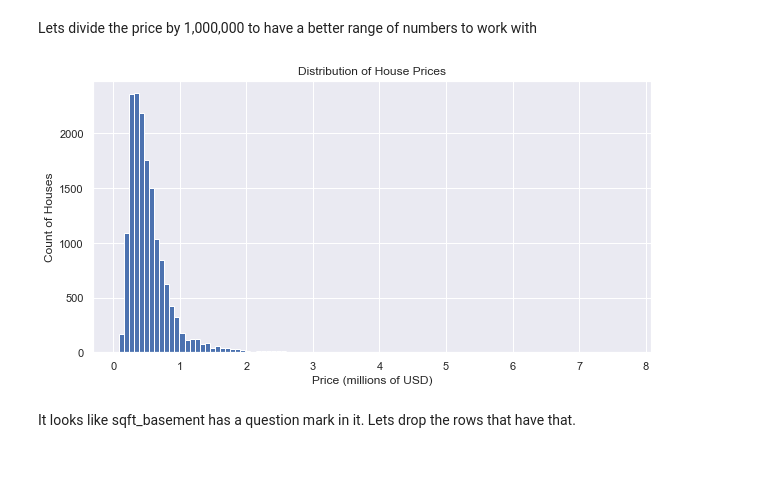
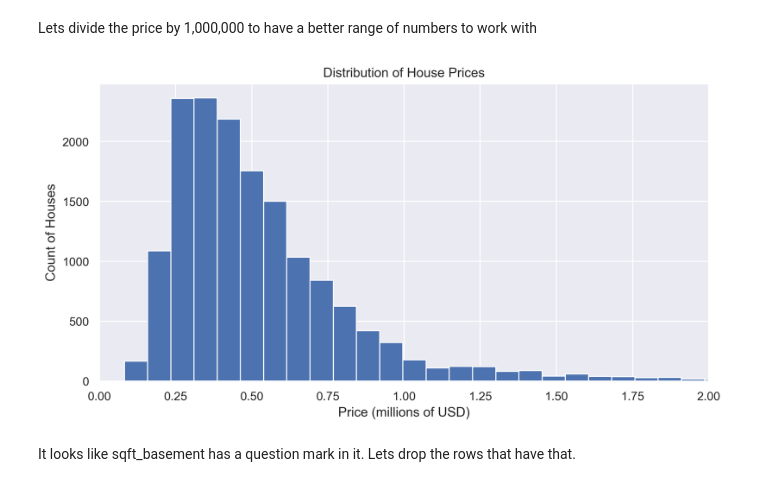
Before and after one commit to tfuger10/Reynolds-and-Klein-Home-Appraisal, a Jupyter notebook: Notebook.ipynb, the cells around one changed output. Saved outputs shown, nothing was run; the diff lists cells and outputs as text; code cells hidden in the pictures.

```diff
--- a/Notebook.ipynb
+++ b/Notebook.ipynb
@@ -258,15 +219,21 @@ df1['price'] = df1['price']/1000000
 # %%
 # plot the distribution of house prices
 fig, ax = plt.subplots(figsize=(10, 5))
 
 ax.hist(df1['price'], bins=100)
 
 ax.ticklabel_format(useOffset=False, style='plain')
 ax.set_xlabel("Price (millions of USD)")
 ax.set_ylabel("Count of Houses")
-ax.set_title("Distribution of House Prices");
+ax.set_title("Distribution of House Prices")
+
+fig.set_dpi(300.0)
+
+plt.xlim([0, 2])
+
+plt.savefig('images/House-Price-Distribution.png');
 # %% [output]
-[figure, old version]
+[figure, new version]
 # %% [markdown]
 It looks like sqft_basement has a question mark in it. Lets drop the rows that have that.
 # %%
```
Also changed, not shown: parts of 87 cells of this notebook, 6 other files.
